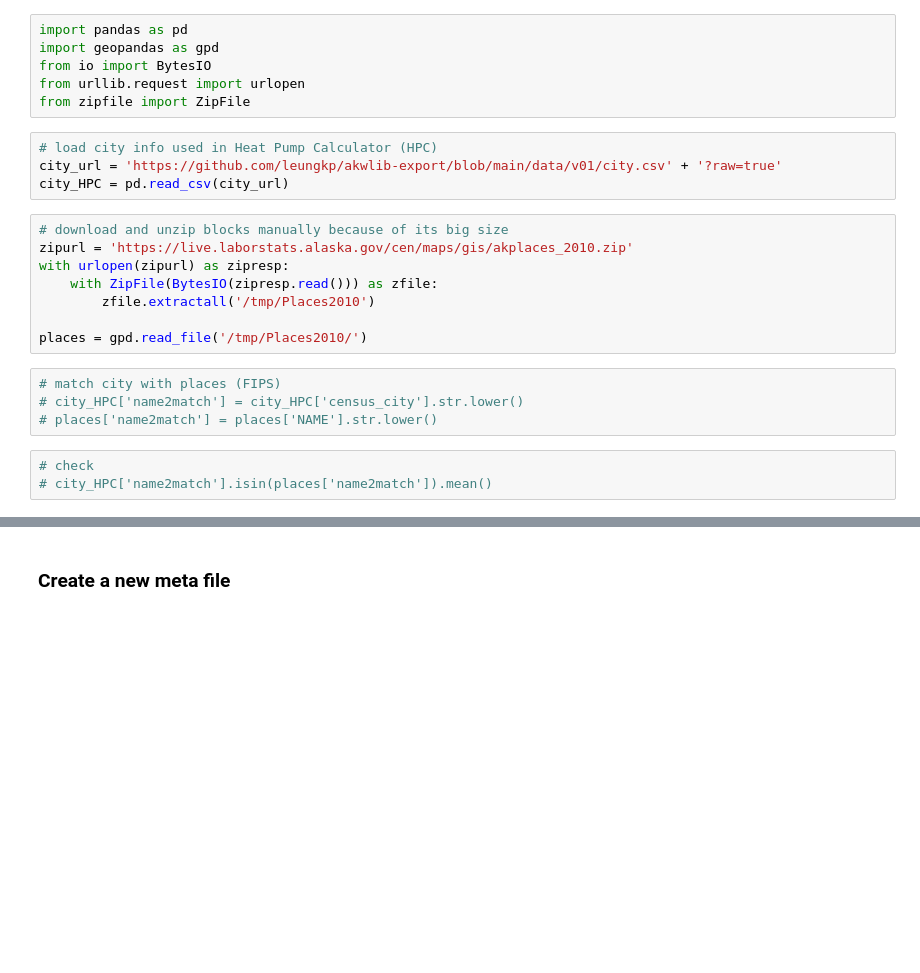
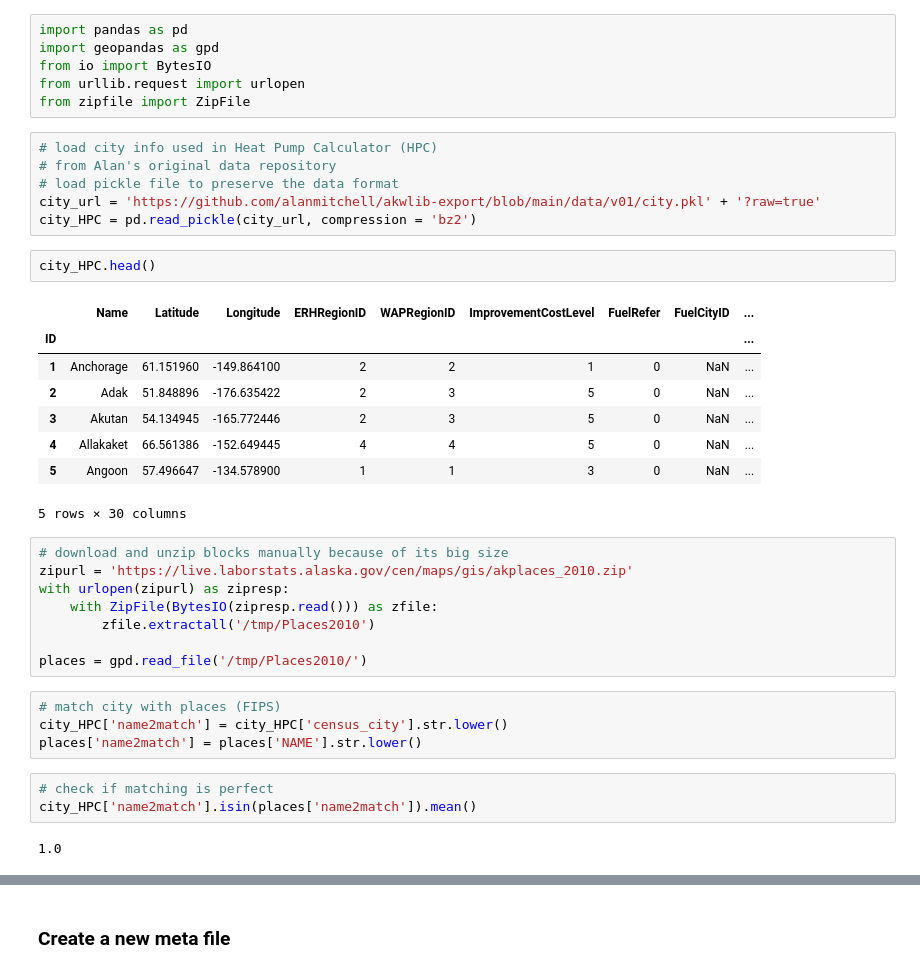
Before and after one commit to leungkp/akwlib-export, a Jupyter notebook: amendCity.ipynb, the cells around one changed output, grey strips where cells are left out. Drawn from its saved outputs; the diff is of its cells as text; blank space fills up the shorter version.

```diff
--- a/amendCity.ipynb
+++ b/amendCity.ipynb
@@ -8,8 +8,21 @@ from urllib.request import urlopen
 from zipfile import ZipFile
 # %%
 # load city info used in Heat Pump Calculator (HPC)
-city_url = 'https://github.com/leungkp/akwlib-export/blob/main/data/v01/city.csv' + '?raw=true'
-city_HPC = pd.read_csv(city_url)
+# from Alan's original data repository
+# load pickle file to preserve the data format
+city_url = 'https://github.com/alanmitchell/akwlib-export/blob/main/data/v01/city.pkl' + '?raw=true'
+city_HPC = pd.read_pickle(city_url, compression = 'bz2')
+# %%
+city_HPC.head()
+# %% [output]
+|  | Name | Latitude | Longitude | ERHRegionID | WAPRegionID | ImprovementCostLevel | FuelRefer | FuelCityID | ... |
+| ID |  |  |  |  |  |  |  |  | ... |
+| 1 | Anchorage | 61.151960 | -149.864100 | 2 | 2 | 1 | 0 | NaN | ... |
+| 2 | Adak | 51.848896 | -176.635422 | 2 | 3 | 5 | 0 | NaN | ... |
+| 3 | Akutan | 54.134945 | -165.772446 | 2 | 3 | 5 | 0 | NaN | ... |
+| 4 | Allakaket | 66.561386 | -152.649445 | 4 | 4 | 5 | 0 | NaN | ... |
+| 5 | Angoon | 57.496647 | -134.578900 | 1 | 1 | 3 | 0 | NaN | ... |
+5 rows × 30 columns
 # %%
 # download and unzip blocks manually because of its big size
 zipurl = 'https://live.laborstats.alaska.gov/cen/maps/gis/akplaces_2010.zip'
@@ -20,9 +33,11 @@ with urlopen(zipurl) as zipresp:
 places = gpd.read_file('/tmp/Places2010/')
 # %%
 # match city with places (FIPS)
-# city_HPC['name2match'] = city_HPC['census_city'].str.lower()
-# places['name2match'] = places['NAME'].str.lower()
+city_HPC['name2match'] = city_HPC['census_city'].str.lower()
+places['name2match'] = places['NAME'].str.lower()
 # %%
-# check
-# city_HPC['name2match'].isin(places['name2match']).mean()
+# check if matching is perfect
+city_HPC['name2match'].isin(places['name2match']).mean()
+# %% [output]
+1.0
 # %%
```
Also changed, not shown: parts of 9 cells of this notebook, 2 other files.
